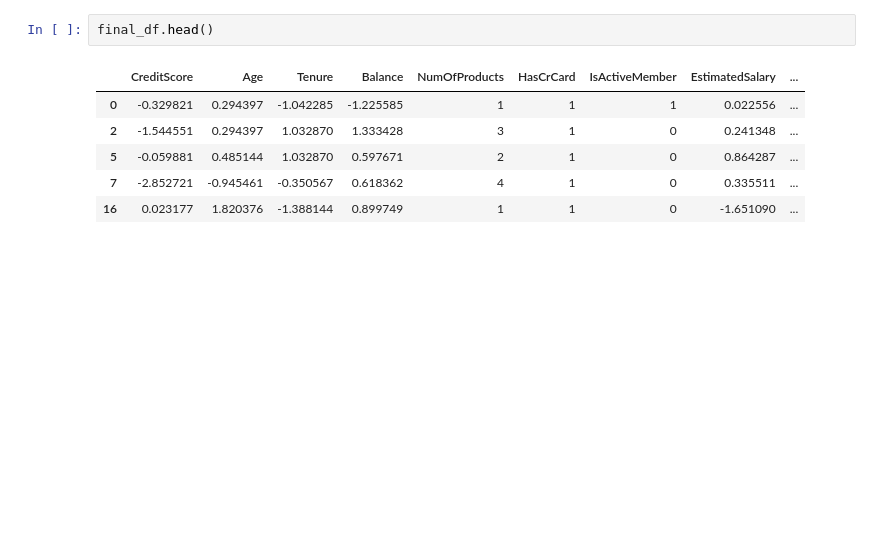
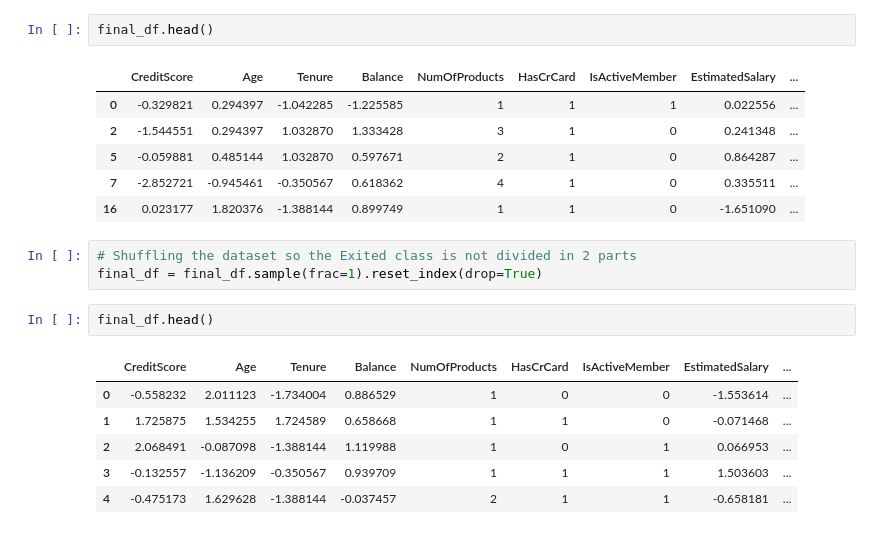
Before and after one commit to purusharthchrist/machine_learning, a Jupyter notebook: ml_preprocessing.ipynb, the cells around one changed output. Saved outputs shown, nothing was run; the diff lists cells and outputs as text; blank space fills up the shorter version.

Commit message:
Shuffled the final dataset

```diff
--- a/ml_preprocessing.ipynb
+++ b/ml_preprocessing.ipynb
@@ -299,3 +299,15 @@ final_df.head()
 | 5 | -0.059881 | 0.485144 | 1.032870 | 0.597671 | 2 | 1 | 0 | 0.864287 | ... |
 | 7 | -2.852721 | -0.945461 | -0.350567 | 0.618362 | 4 | 1 | 0 | 0.335511 | ... |
 | 16 | 0.023177 | 1.820376 | -1.388144 | 0.899749 | 1 | 1 | 0 | -1.651090 | ... |
+# %%
+# Shuffling the dataset so the Exited class is not divided in 2 parts
+final_df = final_df.sample(frac=1).reset_index(drop=True)
+# %%
+final_df.head()
+# %% [output]
+|  | CreditScore | Age | Tenure | Balance | NumOfProducts | HasCrCard | IsActiveMember | EstimatedSalary | ... |
+| 0 | -0.558232 | 2.011123 | -1.734004 | 0.886529 | 1 | 0 | 0 | -1.553614 | ... |
+| 1 | 1.725875 | 1.534255 | 1.724589 | 0.658668 | 1 | 1 | 0 | -0.071468 | ... |
+| 2 | 2.068491 | -0.087098 | -1.388144 | 1.119988 | 1 | 0 | 1 | 0.066953 | ... |
+| 3 | -0.132557 | -1.136209 | -0.350567 | 0.939709 | 1 | 1 | 1 | 1.503603 | ... |
+| 4 | -0.475173 | 1.629628 | -1.388144 | -0.037457 | 2 | 1 | 1 | -0.658181 | ... |
```
